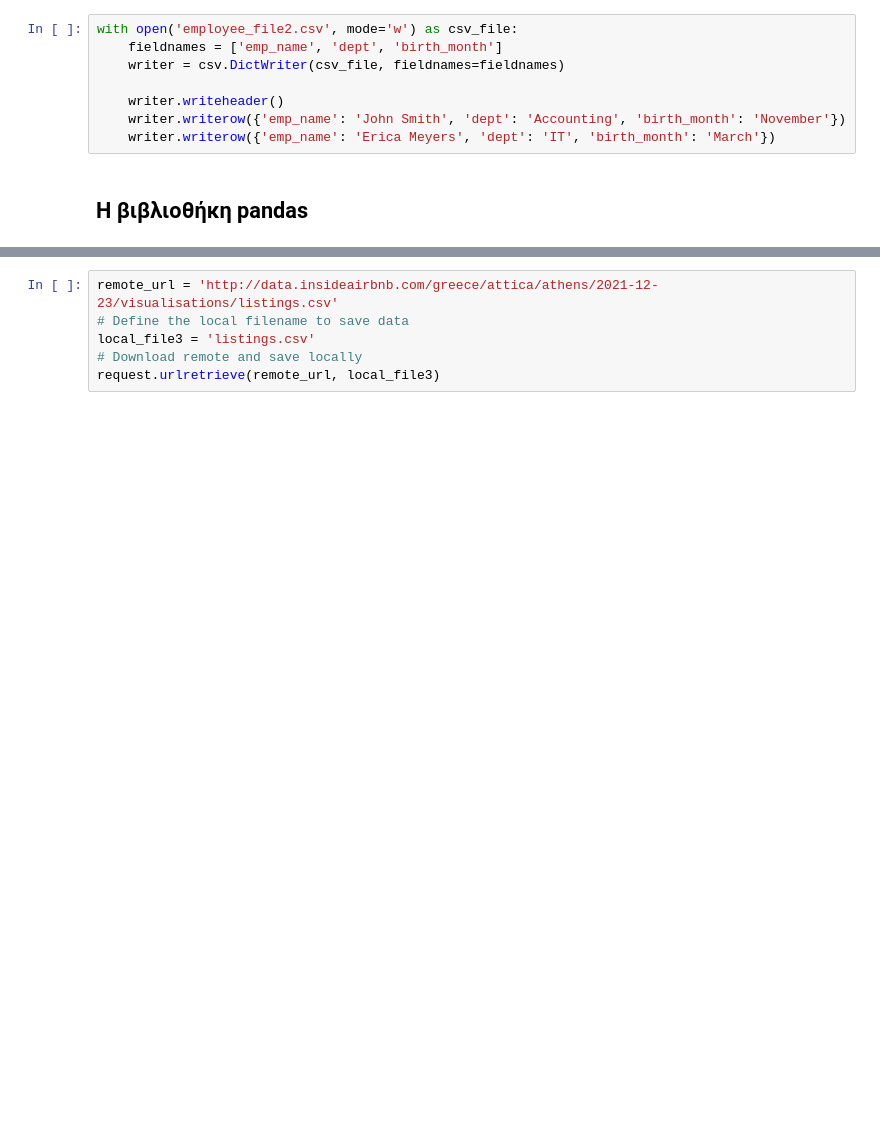
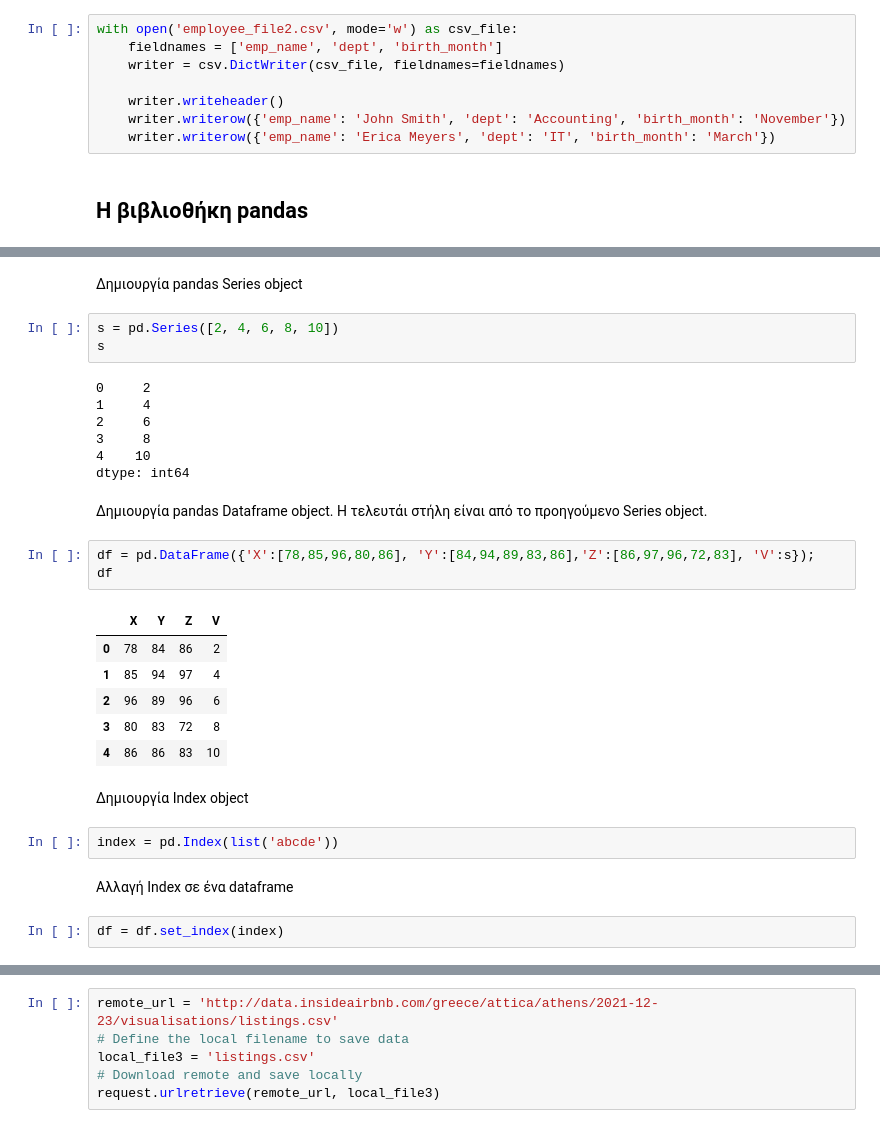
Before and after one commit to kokkytos/programming, a Jupyter notebook: _build/jupyter_execute/notebooks/Lesson_8.ipynb, the cells around one changed output, grey strips where cells are left out. Saved outputs shown, nothing was run; the diff lists cells and outputs as text; blank space fills up the shorter version.

```diff
--- a/_build/jupyter_execute/notebooks/Lesson_8.ipynb
+++ b/_build/jupyter_execute/notebooks/Lesson_8.ipynb
@@ -185,0 +188,32 @@ with open('employee_file2.csv', mode='w') as csv_file:
+# %% [markdown]
+Δημιουργία pandas Series object
+# %%
+s = pd.Series([2, 4, 6, 8, 10])
+s
+# %% [output]
+0     2
+1     4
+2     6
+3     8
+4    10
+dtype: int64
+# %% [markdown]
+Δημιουργία pandas Dataframe object. Η τελευτάι στήλη είναι από το προηγούμενο Series object.
+# %%
+df = pd.DataFrame({'X':[78,85,96,80,86], 'Y':[84,94,89,83,86],'Z':[86,97,96,72,83], 'V':s});
+df
+# %% [output]
+|  | X | Y | Z | V |
+| 0 | 78 | 84 | 86 | 2 |
+| 1 | 85 | 94 | 97 | 4 |
+| 2 | 96 | 89 | 96 | 6 |
+| 3 | 80 | 83 | 72 | 8 |
+| 4 | 86 | 86 | 83 | 10 |
+# %% [markdown]
+Δημιουργία Index object
+# %%
+index = pd.Index(list('abcde'))
+# %% [markdown]
+Αλλαγή Index σε ένα dataframe
+# %%
+df = df.set_index(index)
```
Also changed, not shown: parts of 19 cells of this notebook, 25 other files.
